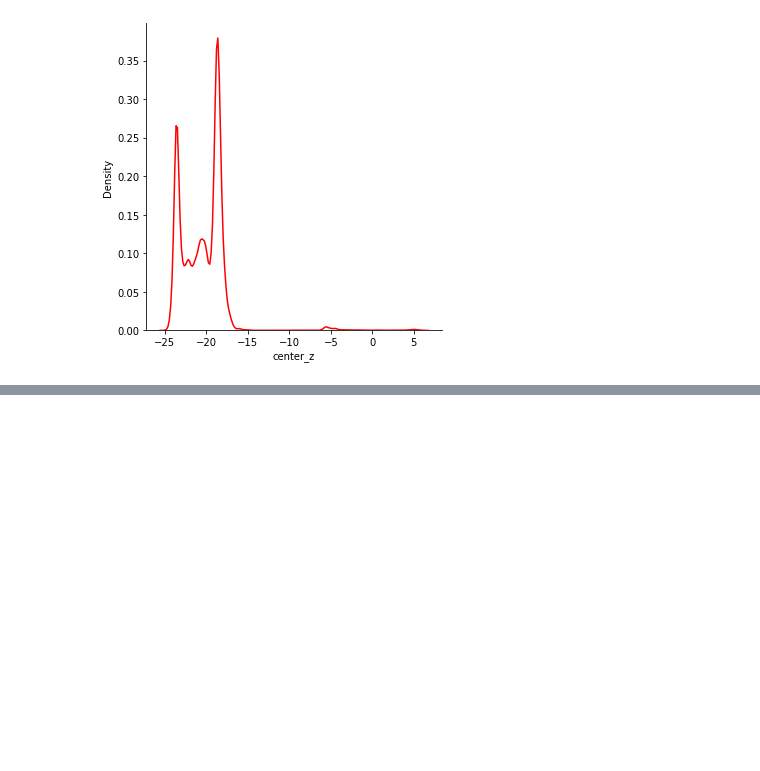
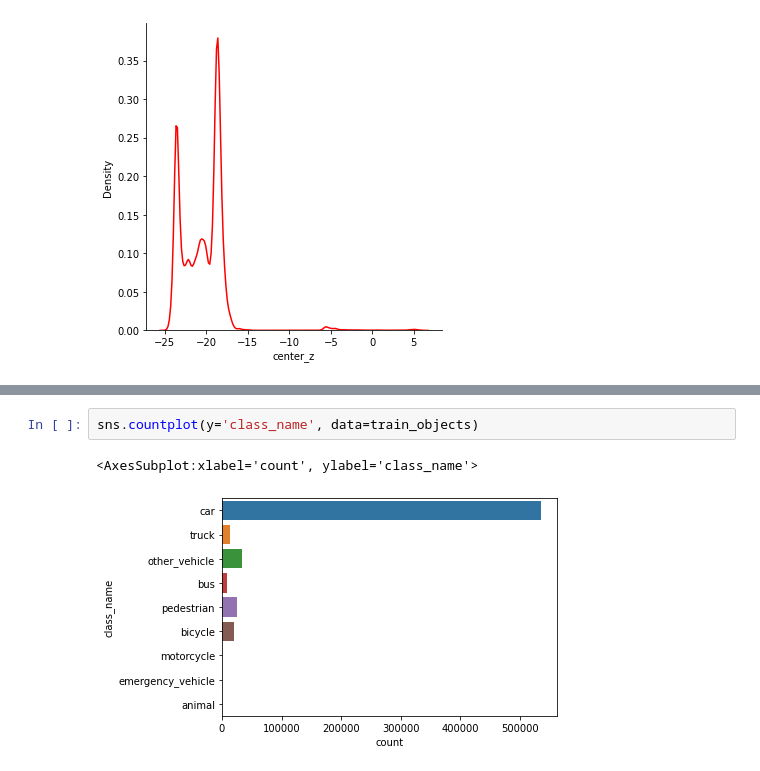
Before and after one commit to subClassy/lyft-3D-object-detector, a Jupyter notebook: data_exploration.ipynb, the cells around one changed output, grey strips where cells are left out. Drawn from its saved outputs; the diff is of its cells as text; blank space fills up the shorter version.

```diff
--- a/data_exploration.ipynb
+++ b/data_exploration.ipynb
@@ -99,0 +109,5 @@ sns.displot(train_objects['center_z'], kind='kde', color='red')
+# %%
+sns.countplot(y='class_name', data=train_objects)
+# %% [output]
+<AxesSubplot:xlabel='count', ylabel='class_name'>
+[figure, added]
```
Also changed, not shown: parts of 7 cells of this notebook.
